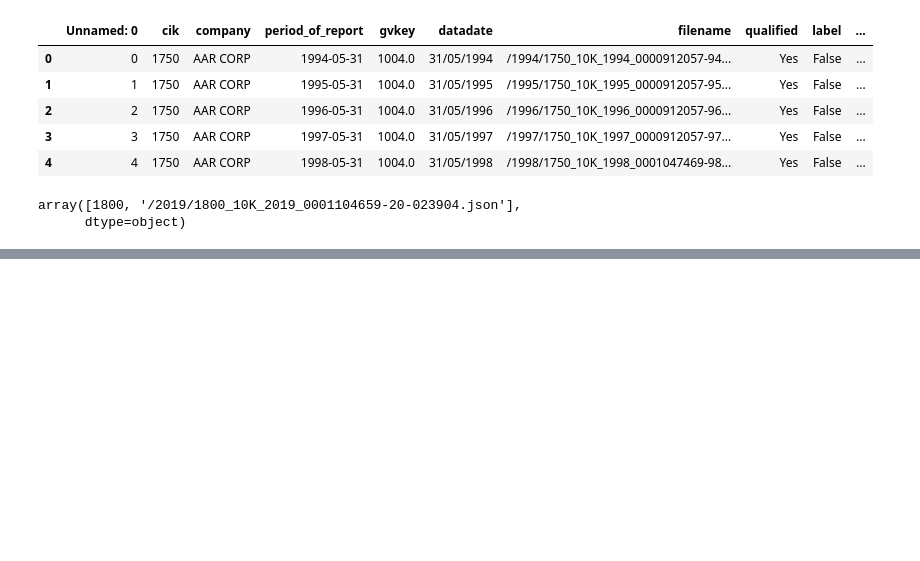
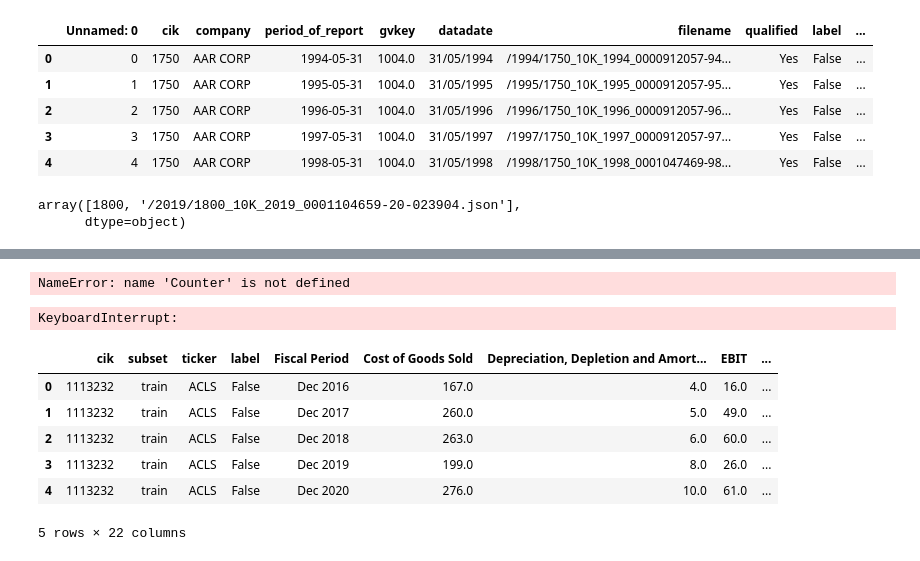
Before and after one commit to grepoz/bankruptcy-prophet, a Jupyter notebook: dataset/edgar-summary-generator.ipynb, the cells around one changed output, grey strips where cells are left out. Saved outputs shown, nothing was run; the diff lists cells and outputs as text; code cells hidden in the pictures; blank space fills up the shorter version.

```diff
--- a/dataset/edgar-summary-generator.ipynb
+++ b/dataset/edgar-summary-generator.ipynb
@@ -314,44 +485,71 @@ plt.hist(tokens_counts, bins=50)
+# %%
+tokens_cnt = Counter(tokens_counts)
+# get all count below 200
+sum([v for k, v in tokens_cnt.items() if k < 256])
+# %% [output]
+NameError: name 'Counter' is not defined
 # %%
 # rerun process for too short texts
 # remove texts with empty item7
 
-too_short_texts_count = 0
-for filename in os.listdir(summarized_mda_sections_for_eligible_companies_in_range_directory):
+filenames = os.listdir(summarized_mda_sections_for_eligible_companies_in_range_directory)
+
+for filename in tqdm(filenames):
     success = False
     while success is False:
+
+        tokens_count = filename.split('_')[-1].split('.')[0]
+
+        if int(tokens_count) > 199:
+            break
+
+        time.sleep(3.9)
+
         try:
             with open(f'{summarized_mda_sections_for_eligible_companies_in_range_directory}/{filename}', 'r') as file:
                 text = file.read()
 
-                tokens_count = filename.split('_')[-1].split('.')[0]
 
-                if tokens_count < 200:
+                cik = filename.split('-')[0]
 
-                    cik = filename.split('-')[0]
-                    too_short_texts_count += 1
+                report_filename = ecl_dataset_grouped_eligible_with_reports.loc[ecl_dataset_grouped_eligible_with_reports['cik'] == int(cik)]['report_filename_before_decision'].values[0]
 
-                    report_filename = ecl_dataset_grouped_eligible_with_reports.loc[ecl_dataset_grouped_eligible_with_reports['cik'] == int(cik)]['report_filename_before_decision'].values[0]
+                parsed_report = json.loads(report)
+                item_7 = parsed_report['item_7']
 
-                    parsed_report = json.loads(report)
-                    item_7 = parsed_report['item_7']
+                if len(item_7) == 0:
+                    print(f'Empty item 7 for {cik}')
+                    break
 
-                    if len(item_7) == 0:
-                        print(f'Empty item 7 for {cik}')
-                        break
+                has_content_proper_length = False
+                while has_content_proper_length is False:
+                    response = model.generate_content(generate_prompt(item_7))
+                    total_tokens = model.count_tokens(response.text).total_tokens
+                    if 512 > total_tokens > 199:
+                        has_content_proper_length = True
+                        response_lengths.append(total_tokens)
+                        with open(f'{summarized_mda_sections_for_eligible_companies_in_range_directory}/{cik}-summarized_mda-tokens_{total_tokens}.txt', 'w') as f:
+                            f.write(response.text)
 
-                    has_content_proper_length = False
-                    while has_content_proper_length is False:
-                        response = model.generate_content(generate_prompt(item_7))
-                        total_tokens = model.count_tokens(response.text).total_tokens
-                        if total_tokens < 512:
-                            has_content_proper_length = True
-                            response_lengths.append(total_tokens)
-                            with open(f'{summarized_mda_sections_for_eligible_companies_in_range_directory}/{cik}-summarized_mda-tokens_{total_tokens}.txt', 'w') as file:
-                                file.write(response.text)
-
-                            success = True
-                        else:
-                            print('Content too long, trying again...')
+                        success = True
+                    else:
+                        print('Content too long/short, trying again...')
         except Exception as ex:
             success = False
             print(ex)
+# %% [output]
+KeyboardInterrupt:
+# %%
+import pandas as pd
+
+df_bankrupt_companies = pd.read_csv('../hybrid-model/data/bankrupt_companies_with_17_variables_5_years/bankrupt_companies_with_17_variables_5_years_version2_split.csv')
+
+df_bankrupt_companies.head()
+# %% [output]
+|  | cik | subset | ticker | label | Fiscal Period | Cost of Goods Sold | Depreciation, Depletion and Amort... | EBIT | ... |
+| 0 | 1113232 | train | ACLS | False | Dec 2016 | 167.0 | 4.0 | 16.0 | ... |
+| 1 | 1113232 | train | ACLS | False | Dec 2017 | 260.0 | 5.0 | 49.0 | ... |
+| 2 | 1113232 | train | ACLS | False | Dec 2018 | 263.0 | 6.0 | 60.0 | ... |
+| 3 | 1113232 | train | ACLS | False | Dec 2019 | 199.0 | 8.0 | 26.0 | ... |
+| 4 | 1113232 | train | ACLS | False | Dec 2020 | 276.0 | 10.0 | 61.0 | ... |
+5 rows × 22 columns
```
Also changed, not shown: parts of 61 cells of this notebook, 24 other files.
